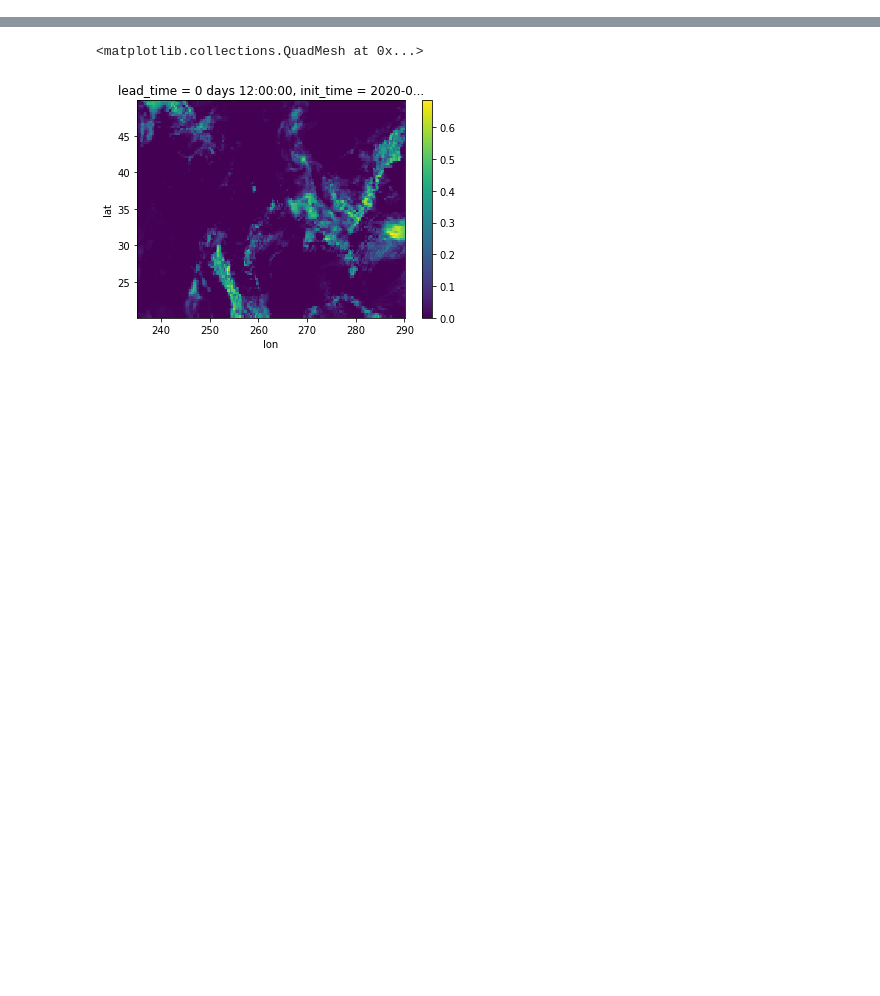
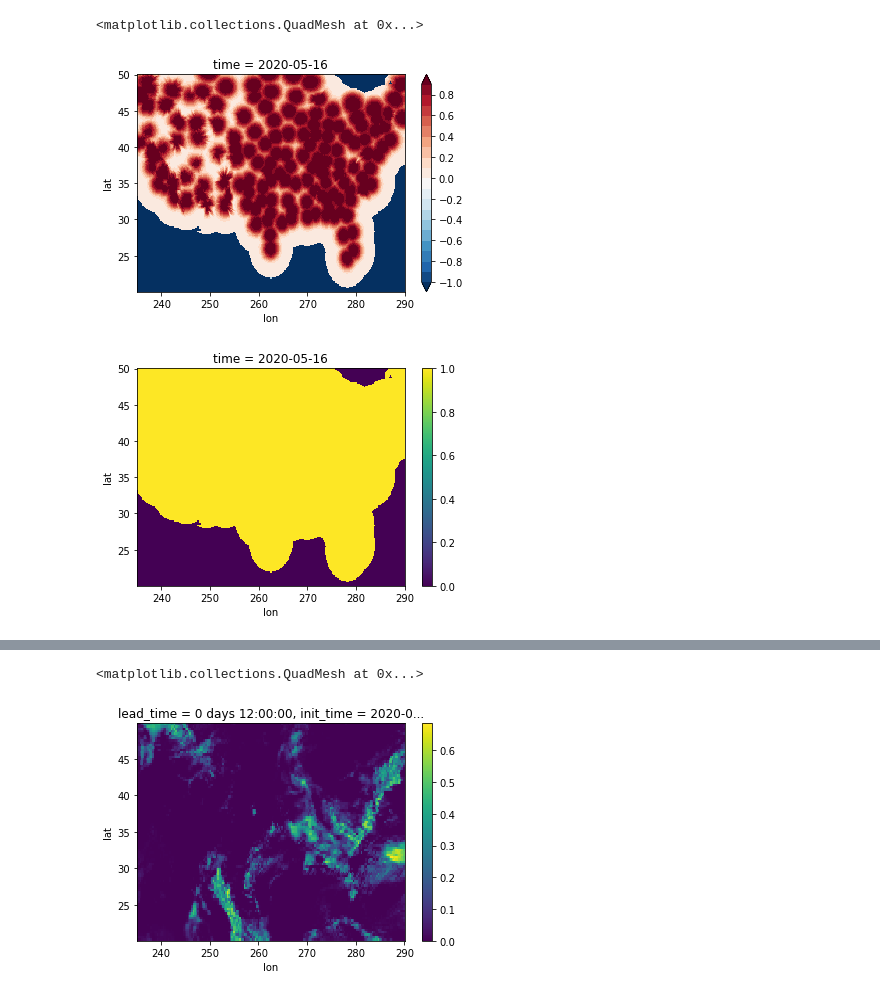
Before and after one commit to raspstephan/nwp-downscale, a Jupyter notebook: notebooks/MH_notebooks/03_Develop_baseline.ipynb, the cells around one changed output, grey strips where cells are left out. Cells and saved outputs as stored; diff of their text form; code cells hidden in the pictures; blank space fills up the shorter version.

```diff
--- a/notebooks/MH_notebooks/03_Develop_baseline.ipynb
+++ b/notebooks/MH_notebooks/03_Develop_baseline.ipynb
@@ -43,0 +80,13 @@ mrms = ds.mrms
+# %%
+rq = xr.open_dataarray('/datadrive/mrms/4km/RadarQuality.nc')
+rq['lat']=mrms.lat
+rq['lon']=mrms.lon
+
+eval_mask = rq>-1
+rq.plot(levels=np.arange(-1,1,0.1))
+plt.figure()
+(rq>-1).plot()
+# %% [output]
+<matplotlib.collections.QuadMesh at 0x...>
+[figure, added]
+[figure, added]
```
Also changed, not shown: parts of 12 cells of this notebook.
